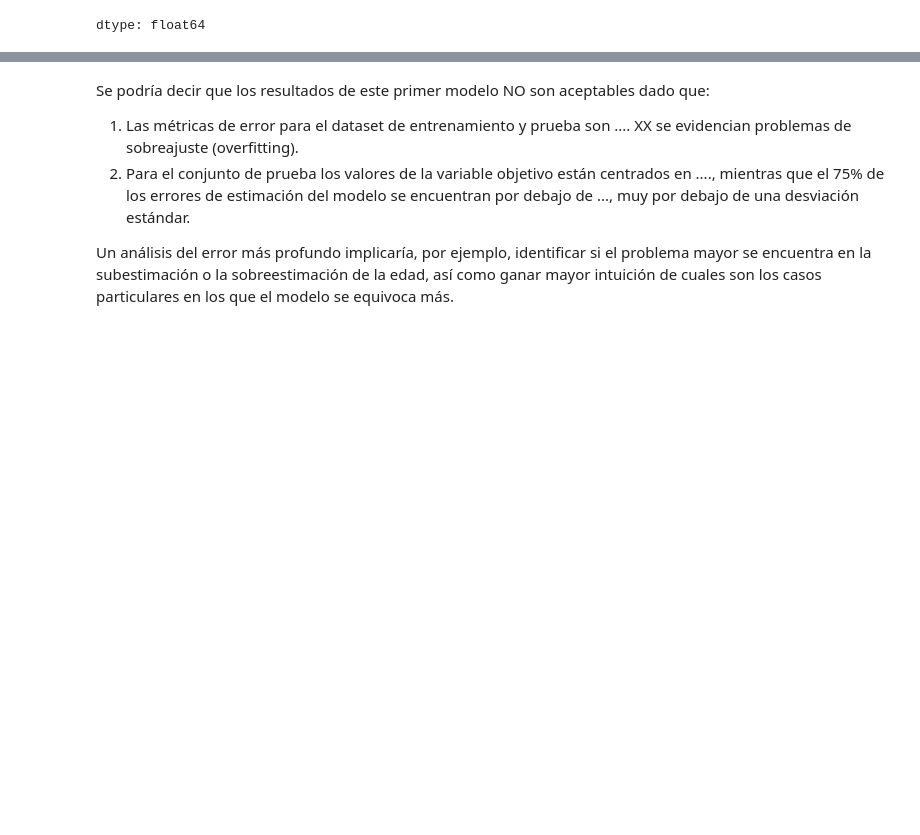
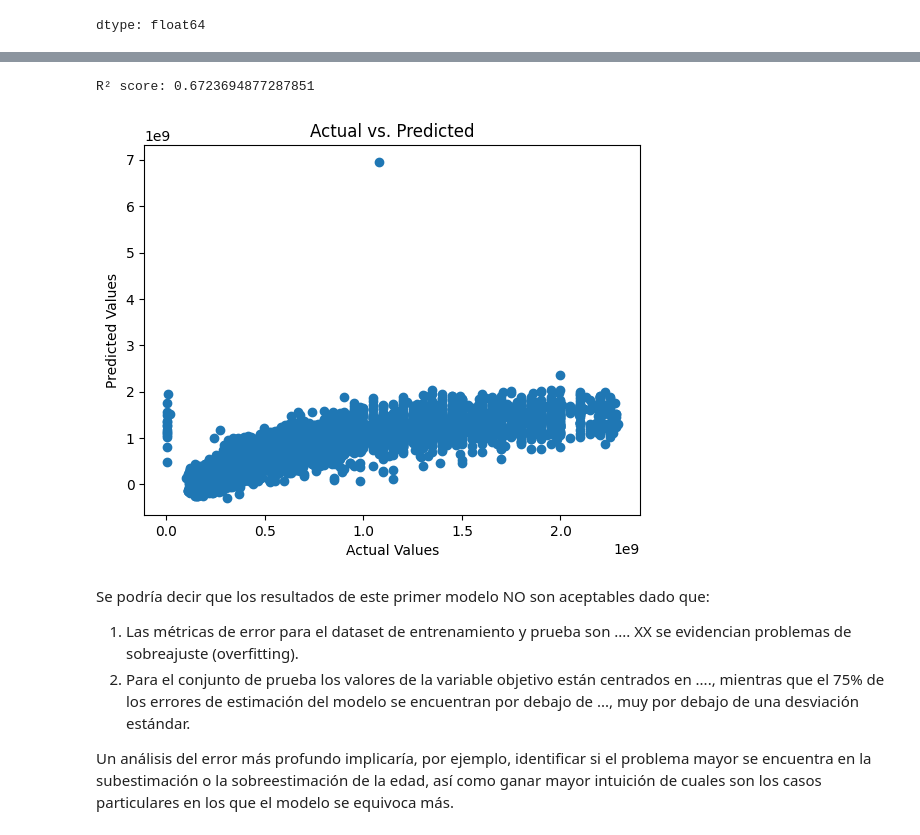
Before and after one commit to amrios80/linear-regression-tutorial, a Jupyter notebook: aptos/aptos.ipynb, the cells around one changed output, grey strips where cells are left out. Cells and saved outputs as stored; diff of their text form; code cells hidden in the pictures; blank space fills up the shorter version.

```diff
--- a/aptos/aptos.ipynb
+++ b/aptos/aptos.ipynb
@@ -554,3 +569,34 @@ dtype: float64
+# %%
+from sklearn.linear_model import LinearRegression
+from sklearn.metrics import r2_score
+
+def get_r2_score( model, X, y):
+# Assume X and y are your independent and dependent variables
+#model = LinearRegression()
+#model.fit(X, y)
+
+  # Predict the values
+  y_pred = model.predict(X)
+
+  # Calculate R² score
+  r2 = r2_score(y, y_pred)
+  print("R² score:", r2)
+
+get_r2_score(regression, X_test, y_test)
+# %% [output]
+R² score: 0.6723694877287851
+# %%
+def visualize_fit(y, y_pred):
+  #plt.figure(figsize=(10, 6))
+  #plt.scatter(y, y_pred
+  plt.scatter(y, y_pred)
+  plt.xlabel('Actual Values')
+  plt.ylabel('Predicted Values')
+  plt.title('Actual vs. Predicted')
+  plt.show()
+visualize_fit(y_test, regression.predict(X_test))
+# %% [output]
+[figure, added]
 # %% [markdown]
 Se podría decir que los resultados de este primer modelo NO son aceptables dado que:
 1) Las métricas de error para el dataset de entrenamiento y prueba son .... XX se evidencian problemas de sobreajuste (overfitting).
```
Also changed, not shown: parts of 4 cells of this notebook.
